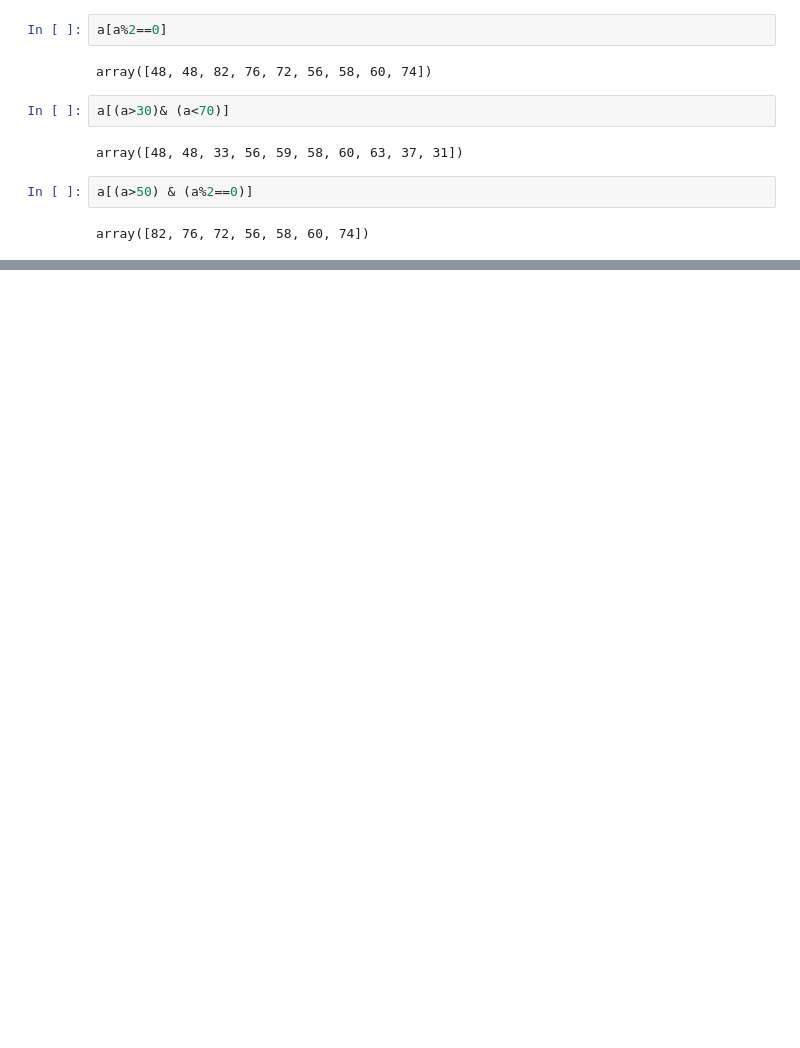
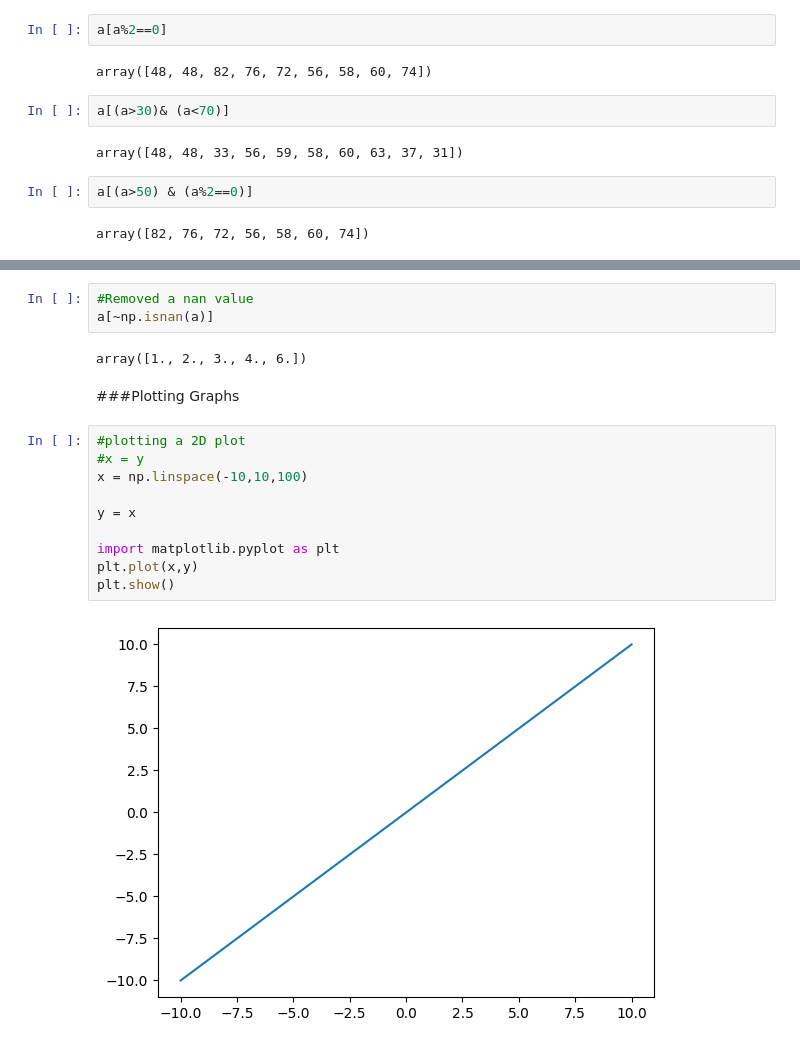
Before and after one commit to rehanmehdichandio/Numpy-Practice, a Jupyter notebook: Numpy.ipynb, the cells around one changed output, grey strips where cells are left out. Cells and saved outputs as stored; diff of their text form; blank space fills up the shorter version.

```diff
--- a/Numpy.ipynb
+++ b/Numpy.ipynb
@@ -703,0 +956,19 @@ array([82, 76, 72, 56, 58, 60, 74])
+# %%
+#Removed a nan value
+a[~np.isnan(a)]
+# %% [output]
+array([1., 2., 3., 4., 6.])
+# %% [markdown]
+###Plotting Graphs
+# %%
+#plotting a 2D plot
+#x = y
+x = np.linspace(-10,10,100)
+
+y = x
+
+import matplotlib.pyplot as plt
+plt.plot(x,y)
+plt.show()
+# %% [output]
+[figure, added]
```
Also changed, not shown: parts of 33 cells of this notebook.
